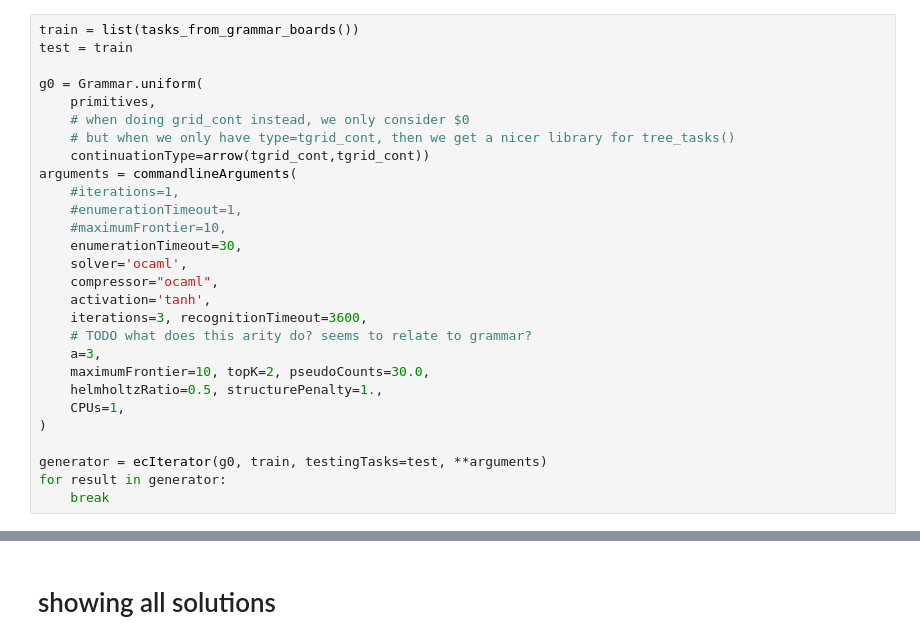
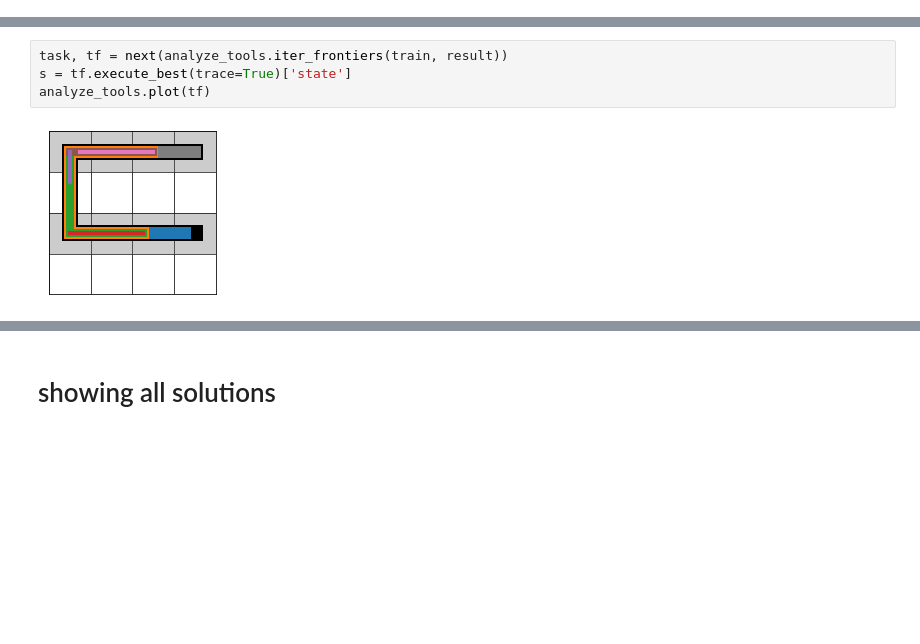
Before and after one commit to cgc/ec, a Jupyter notebook: dreamcoder/domains/grid/viz.ipynb, the cells around one changed output, grey strips where cells are left out. Drawn from its saved outputs; the diff is of its cells as text; blank space fills up the shorter version.

```diff
--- a/dreamcoder/domains/grid/viz.ipynb
+++ b/dreamcoder/domains/grid/viz.ipynb
@@ -14,30 +16,2 @@ r = joblib.load('output/output-taskgrammar-iter4-grammarpen_setloc-recog.bin')
 result = r['result']
 train = r['train']
-# %%
-train = list(tasks_from_grammar_boards())
-test = train
-
-g0 = Grammar.uniform(
-    primitives,
-    # when doing grid_cont instead, we only consider $0
-    # but when we only have type=tgrid_cont, then we get a nicer library for tree_tasks()
-    continuationType=arrow(tgrid_cont,tgrid_cont))
-arguments = commandlineArguments(
-    #iterations=1,
-    #enumerationTimeout=1,
-    #maximumFrontier=10,
-    enumerationTimeout=30,
-    solver='ocaml',
-    compressor="ocaml",
-    activation='tanh',
-    iterations=3, recognitionTimeout=3600,
-    # TODO what does this arity do? seems to relate to grammar?
-    a=3,
-    maximumFrontier=10, topK=2, pseudoCounts=30.0,
-    helmholtzRatio=0.5, structurePenalty=1.,
-    CPUs=1,
-)
-
-generator = ecIterator(g0, train, testingTasks=test, **arguments)
-for result in generator:
-    break
@@ -129,0 +20,6 @@ show_trace(task.start, s)
+# %%
+task, tf = next(analyze_tools.iter_frontiers(train, result))
+s = tf.execute_best(trace=True)['state']
+analyze_tools.plot(tf)
+# %% [output]
+[figure, added]
```
Also changed, not shown: parts of 31 cells of this notebook, 3 other files.
